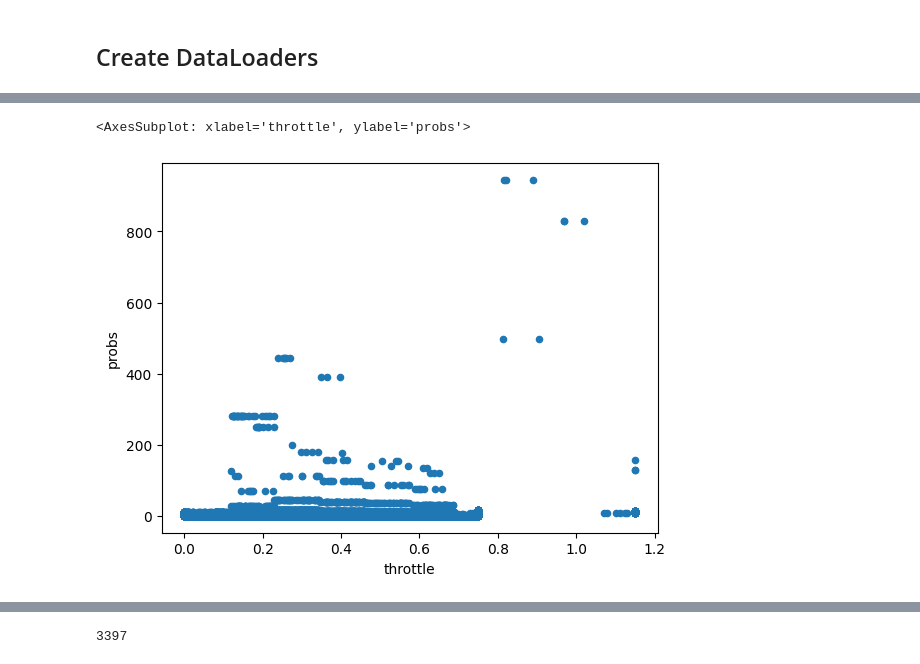
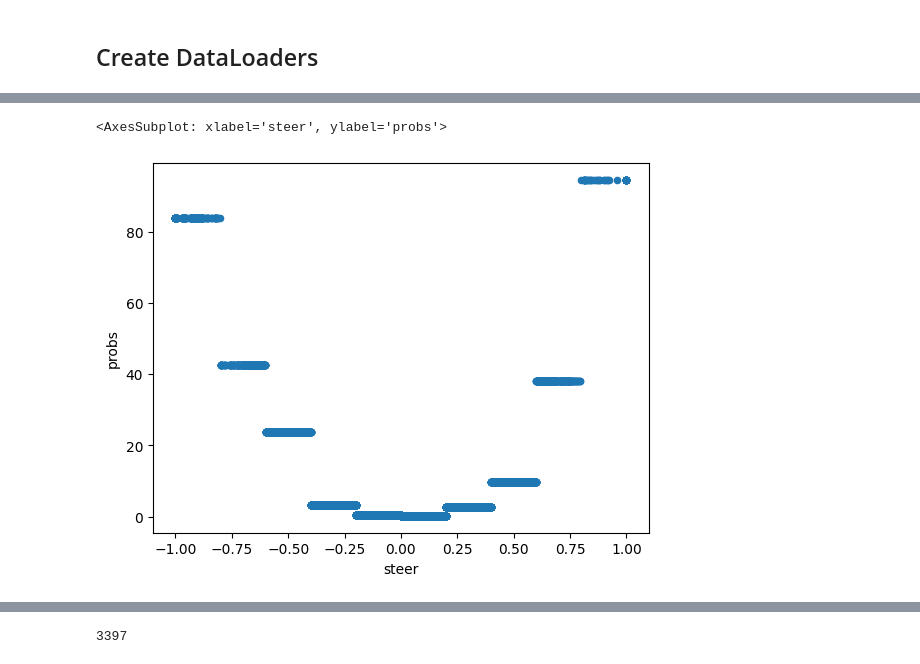
Before and after one commit to moritzwassmer/APPRAS_e2e_imitation, a Jupyter notebook: models/resnet_baseline/notebooks/run_model_trainer.ipynb, the cells around one changed output, grey strips where cells are left out. Saved outputs shown, nothing was run; the diff lists cells and outputs as text; code cells hidden in the pictures.

```diff
--- a/models/resnet_baseline/notebooks/run_model_trainer.ipynb
+++ b/models/resnet_baseline/notebooks/run_model_trainer.ipynb
@@ -102,7 +102,7 @@ def load_sample_weights():
 sample_weights = None
 if use_balance_by_loss_weighting or use_balance_by_over_under_sampling:
     # Dictionary that saves all weights to all y variables
-    sample_weights = get_sample_weights_of_dataset(dataset_train, num_bins=10, multilabel_option=use_balance_by_over_under_sampling)
+    sample_weights = get_sample_weights_of_dataset(dataset_train, num_bins=10, multilabel_option=False) # TODO: Hacky False to try prob balacing only on steer
     # sample_weights = load_sample_weights()
     print(sample_weights.keys())
 # %% [output]
@@ -110,3 +110,6 @@ dict_keys(['multilabel'])
+# %%
+# TODO: Hacky False to try prob balacing only on steer
+sample_weights = {"multilabel": sample_weights["steer"]}
 # %% [markdown]
 ## Create DataLoaders
 # %%
@@ -115,5 +129,5 @@ df_meas_train["probs"] = sample_weights["multilabel"]
 # %%
-df_meas_train.plot.scatter(x="throttle", y="probs")
+df_meas_train.plot.scatter(x="steer", y="probs")
 # %% [output]
-<AxesSubplot: xlabel='throttle', ylabel='probs'>
+<AxesSubplot: xlabel='steer', ylabel='probs'>
-[figure, old version]
+[figure, new version]
```
Also changed, not shown: parts of 6 cells of this notebook.
